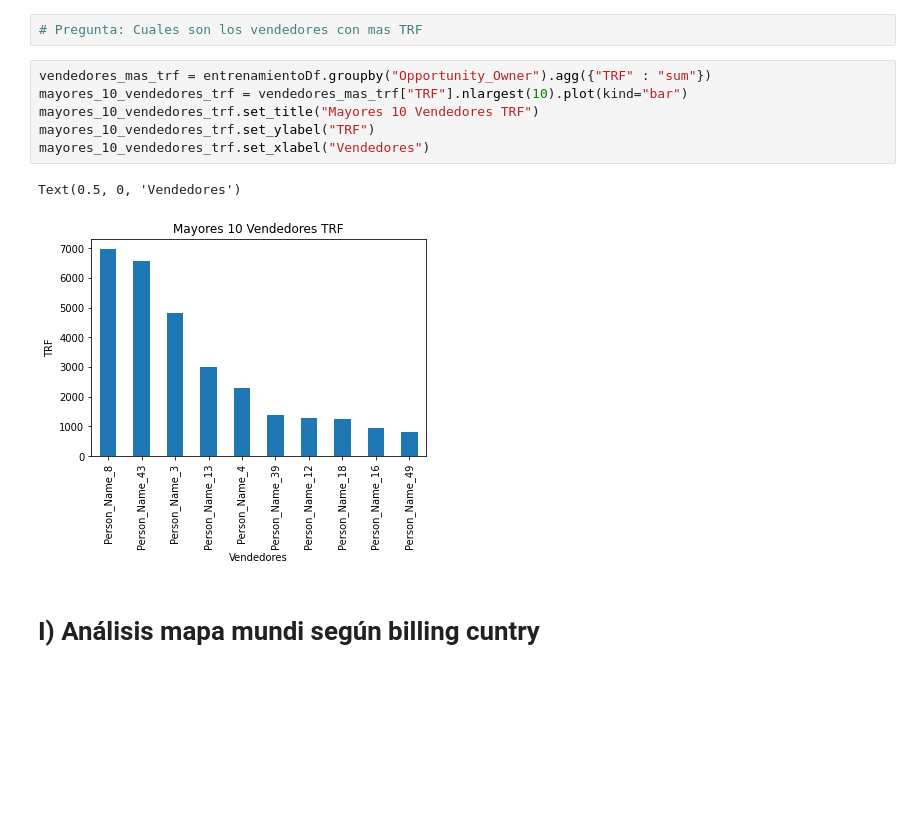
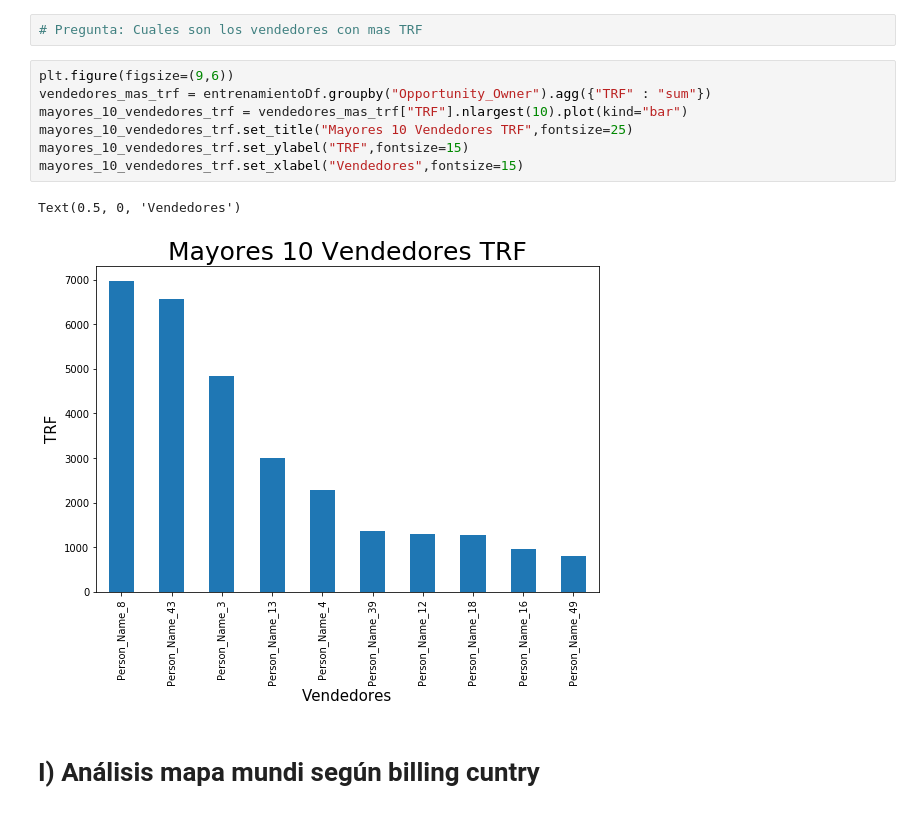
Before and after one commit to FerFabbiano/tp1-OrganizacionDeDatos, a Jupyter notebook: TP1_OrgaDeDatos.ipynb, the cells around one changed output. Drawn from its saved outputs; the diff is of its cells as text; blank space fills up the shorter version.

```diff
--- a/TP1_OrgaDeDatos.ipynb
+++ b/TP1_OrgaDeDatos.ipynb
@@ -908,14 +1012,15 @@ Text(0.5, 1.0, 'Cantidad de TRF segun Region')
 # %%
 # Pregunta: Cuales son los vendedores con mas TRF
 # %%
+plt.figure(figsize=(9,6))
 vendedores_mas_trf = entrenamientoDf.groupby("Opportunity_Owner").agg({"TRF" : "sum"})
 mayores_10_vendedores_trf = vendedores_mas_trf["TRF"].nlargest(10).plot(kind="bar")
-mayores_10_vendedores_trf.set_title("Mayores 10 Vendedores TRF")
-mayores_10_vendedores_trf.set_ylabel("TRF")
-mayores_10_vendedores_trf.set_xlabel("Vendedores")
+mayores_10_vendedores_trf.set_title("Mayores 10 Vendedores TRF",fontsize=25)
+mayores_10_vendedores_trf.set_ylabel("TRF",fontsize=15)
+mayores_10_vendedores_trf.set_xlabel("Vendedores",fontsize=15)
 # %% [output]
 Text(0.5, 0, 'Vendedores')
-[figure, old version]
+[figure, new version]
 # %% [markdown]
 # I) Análisis mapa mundi según billing cuntry
 # %%
```
Also changed, not shown: parts of 24 cells of this notebook.
